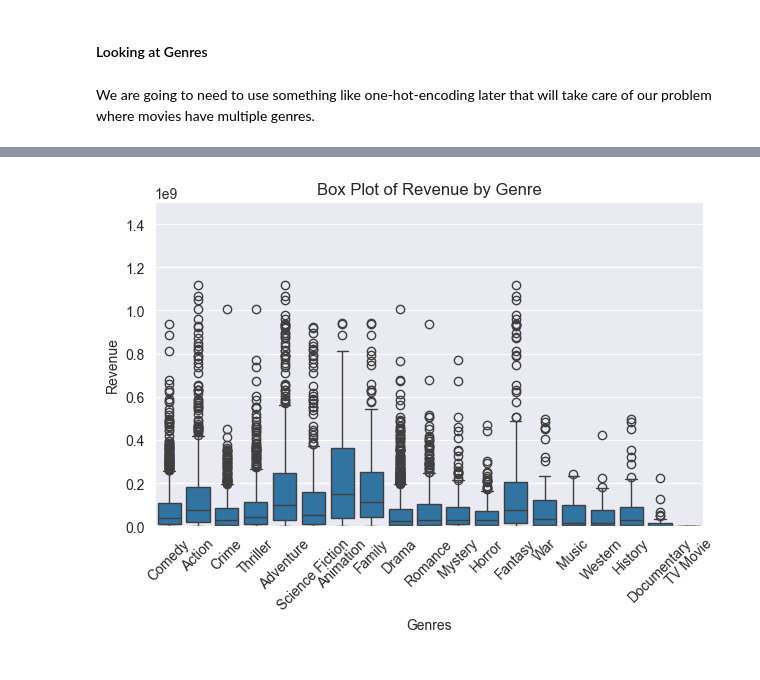
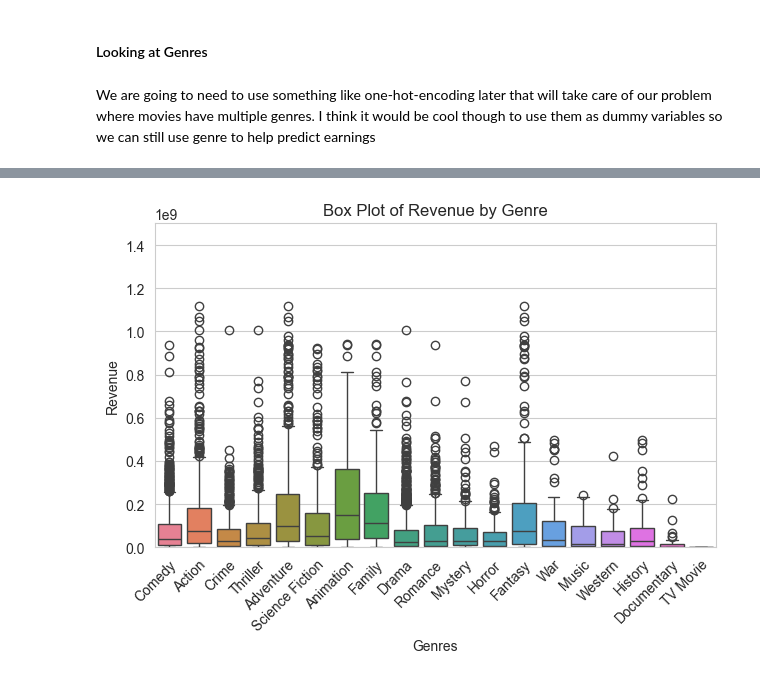
Before and after one commit to jessahal/Box-office-predictions, a Jupyter notebook: box_office_predictions.ipynb, the cells around one changed output, grey strips where cells are left out. Drawn from its saved outputs; the diff is of its cells as text; code cells hidden in the pictures.

Commit message:
FINALLY got my genre box plot to work!

```diff
--- a/box_office_predictions.ipynb
+++ b/box_office_predictions.ipynb
@@ -84,7 +84,7 @@ plt.show()
 # %% [markdown]
 #### Looking at Genres
 # %% [markdown]
-We are going to need to use something like one-hot-encoding later that will take care of our problem where movies have multiple genres.
+We are going to need to use something like one-hot-encoding later that will take care of our problem where movies have multiple genres. I think it would be cool though to use them as dummy variables so we can still use genre to help predict earnings
 # %%
 def convert_to_list(x):
     if isinstance(x, str) and x.strip():  # Check if x is a non-empty string
@@ -117,17 +117,17 @@ Name: genres, dtype: object
 # %%
 movies_genres = movies.explode('genres')
 
-sns.boxplot(movies_genres, x = 'genres', y = 'revenue')
+sns.boxplot(movies_genres, x = 'genres', y = 'revenue', hue = 'genres')
 # Set plot labels and title
 plt.xlabel('Genres')
 plt.ylabel('Revenue')
 plt.title('Box Plot of Revenue by Genre')
 
 # Limit the y-axis (adjust according to your dataset)
 plt.ylim(0, 1.5e9)  # Example: limit to 1.5 billion
 
 # Rotate x-axis labels for better visibility
-plt.xticks(rotation=45)
+plt.xticks(rotation=45, ha='right', rotation_mode='anchor')
 plt.tight_layout()
 # %% [output]
-[figure, old version]
+[figure, new version]
```
